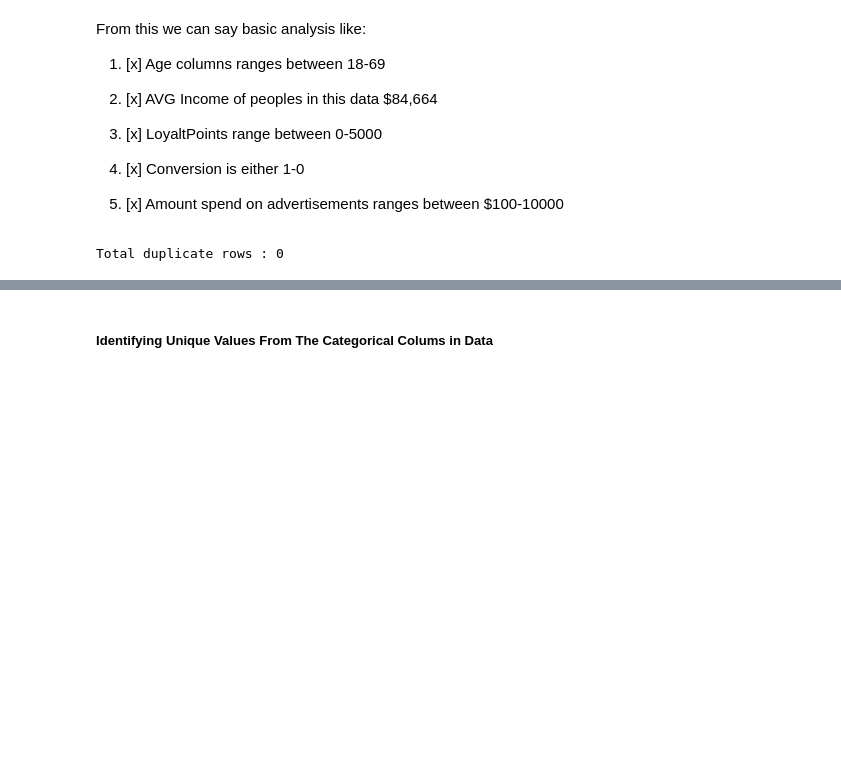
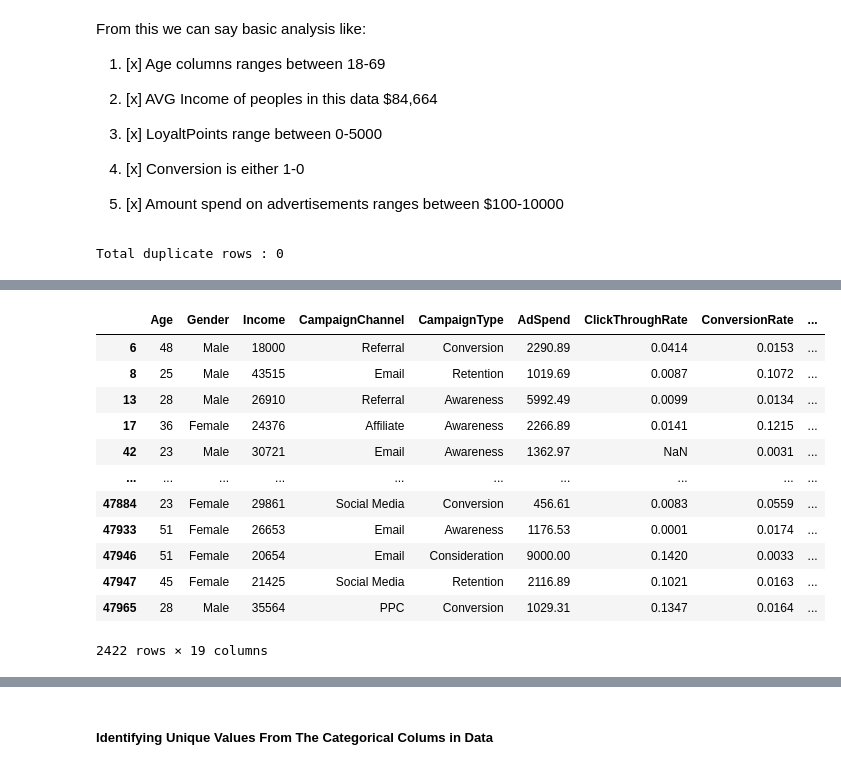
Before and after one commit to barkobt/tubitak-marketing-analytics, a Jupyter notebook: notebooks/01_eda_and_cleaning.ipynb, the cells around one changed output, grey strips where cells are left out. Drawn from its saved outputs; the diff is of its cells as text; code cells hidden in the pictures; blank space fills up the shorter version.

```diff
--- a/notebooks/01_eda_and_cleaning.ipynb
+++ b/notebooks/01_eda_and_cleaning.ipynb
@@ -124,0 +170,16 @@ Total duplicate rows : 0
+# %%
+data[data['PagesPerVisit'].isna()]
+# %% [output]
+|  | Age | Gender | Income | CampaignChannel | CampaignType | AdSpend | ClickThroughRate | ConversionRate | ... |
+| 6 | 48 | Male | 18000 | Referral | Conversion | 2290.89 | 0.0414 | 0.0153 | ... |
+| 8 | 25 | Male | 43515 | Email | Retention | 1019.69 | 0.0087 | 0.1072 | ... |
+| 13 | 28 | Male | 26910 | Referral | Awareness | 5992.49 | 0.0099 | 0.0134 | ... |
+| 17 | 36 | Female | 24376 | Affiliate | Awareness | 2266.89 | 0.0141 | 0.1215 | ... |
+| 42 | 23 | Male | 30721 | Email | Awareness | 1362.97 | NaN | 0.0031 | ... |
+| ... | ... | ... | ... | ... | ... | ... | ... | ... | ... |
+| 47884 | 23 | Female | 29861 | Social Media | Conversion | 456.61 | 0.0083 | 0.0559 | ... |
+| 47933 | 51 | Female | 26653 | Email | Awareness | 1176.53 | 0.0001 | 0.0174 | ... |
+| 47946 | 51 | Female | 20654 | Email | Consideration | 9000.00 | 0.1420 | 0.0033 | ... |
+| 47947 | 45 | Female | 21425 | Social Media | Retention | 2116.89 | 0.1021 | 0.0163 | ... |
+| 47965 | 28 | Male | 35564 | PPC | Conversion | 1029.31 | 0.1347 | 0.0164 | ... |
+2422 rows × 19 columns
```
Also changed, not shown: parts of 18 cells of this notebook.
